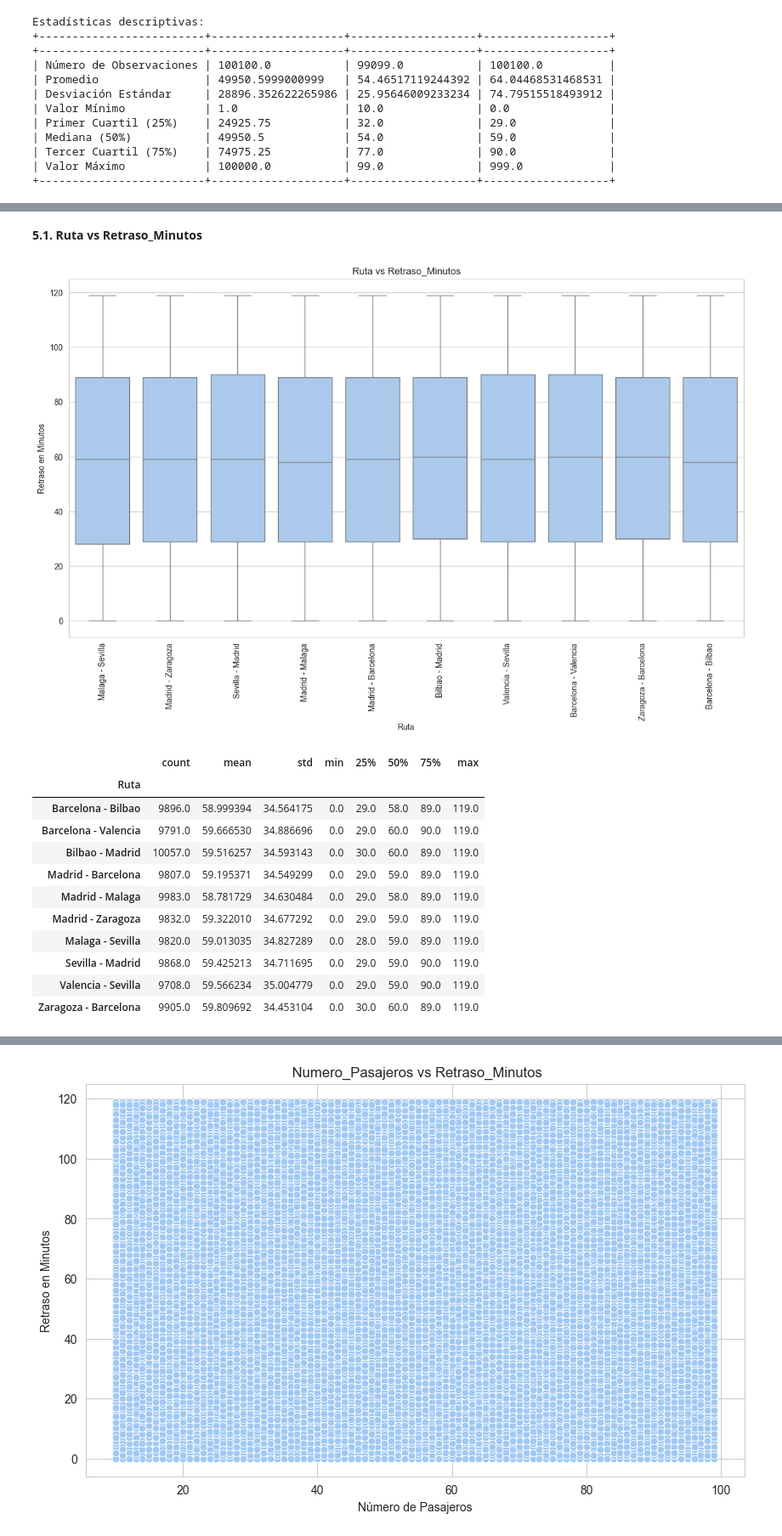
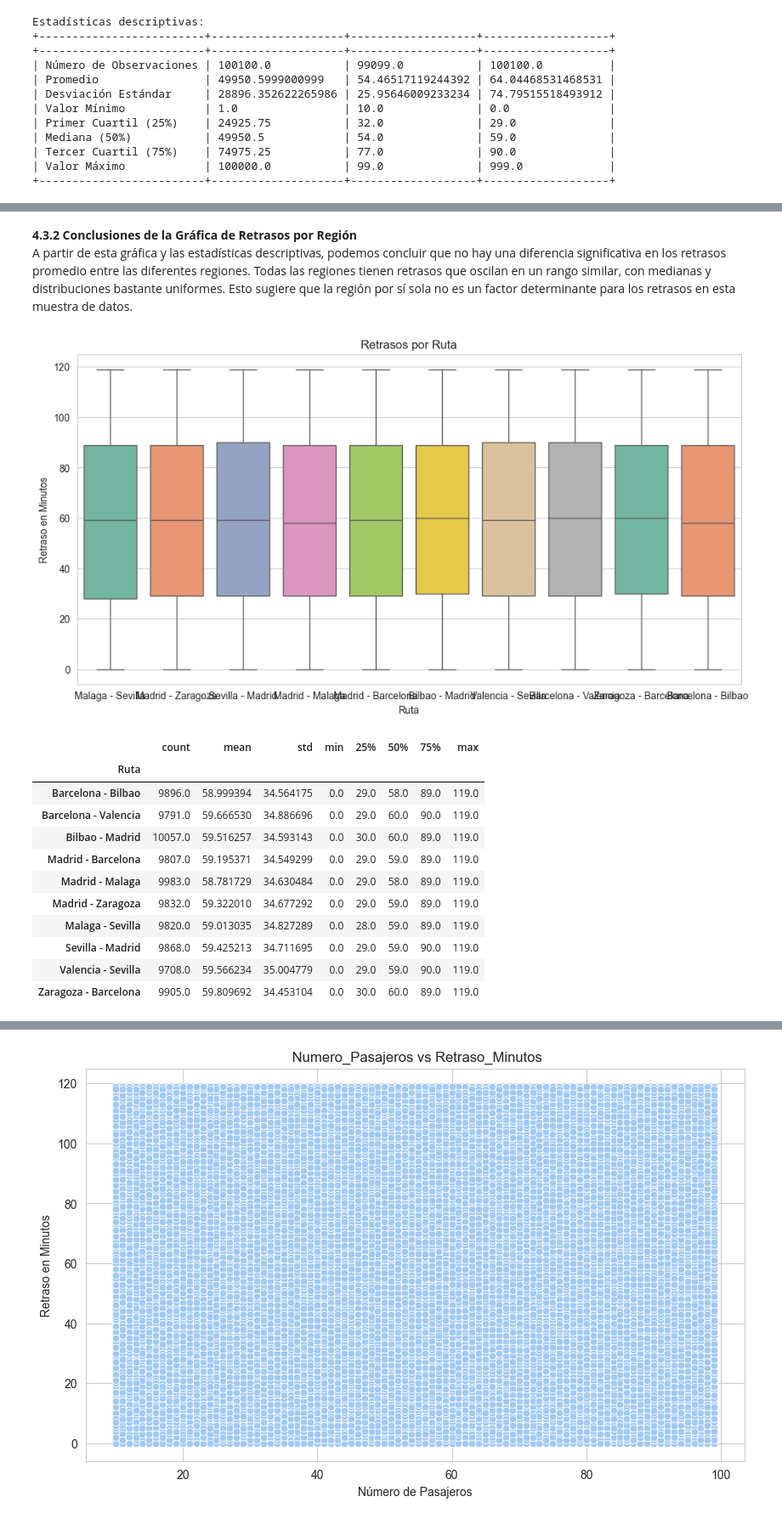
Before and after one commit to aramosseijo/An-lisis-de-Datos-de-Transporte-P-blico-en-Espanha, a Jupyter notebook: NoteBook/EDA.ipynb, the cells around one changed output, grey strips where cells are left out. Shown at 85% size. Drawn from its saved outputs; the diff is of its cells as text; code cells hidden in the pictures.

```diff
--- a/NoteBook/EDA.ipynb
+++ b/NoteBook/EDA.ipynb
@@ -496,0 +432,14 @@ plt.show()
+# %%
+# Distribución de viajes por hora
+data['Hora'] = data['Fecha'].dt.hour
+plt.figure(figsize=(12, 6))
+sns.countplot(x='Hora', data=data, hue='Hora', dodge=False, palette='viridis', legend=False)
+plt.title('Distribución de Viajes por Hora')
+plt.xlabel('Hora del Día')
+plt.ylabel('Cantidad de Viajes')
+plt.tight_layout()
+plt.show
+# Mostrar estadísticas descriptivas después del gráfico
+print("\n")
+print('Estadísticas descriptivas de Viajes por hora')
+print(data['Fecha'].dt.hour.describe())
@@ -596,20 +582,20 @@ Para realizar un análisis univariado de cada variable predictora con la variabl
-# %% [markdown]
-**5.1. Ruta vs Retraso_Minutos**
+# %% [markdown]
+**4.3.2 Conclusiones de la Gráfica de Retrasos por Región**
+A partir de esta gráfica y las estadísticas descriptivas, podemos concluir que no hay una diferencia significativa en los retrasos promedio entre las diferentes regiones. Todas las regiones tienen retrasos que oscilan en un rango similar, con medianas y distribuciones bastante uniformes. Esto sugiere que la región por sí sola no es un factor determinante para los retrasos en esta muestra de datos.
 # %%
-# Gráfico de caja de retrasos por ruta
-plt.figure(figsize=(15, 8))
-sns.boxplot(x='Ruta', y='Retraso_Minutos', data=data)
-plt.title('Ruta vs Retraso_Minutos')
+# Retrasos por Ruta
+plt.figure(figsize=(12, 6))
+sns.boxplot(x='Ruta', y='Retraso_Minutos', data=data, hue='Ruta', palette="Set2", dodge=False)
+plt.title('Retrasos por Ruta')
 plt.xlabel('Ruta')
 plt.ylabel('Retraso en Minutos')
-plt.xticks(rotation=90)
+plt.legend([],[], frameon=False)  # Ocultar la leyenda
 plt.show()
-
-# Estadísticas descriptivas por ruta
-ruta_stats = data.groupby('Ruta')['Retraso_Minutos'].describe()
-ruta_stats
+# Estadísiticas descriptivas
+transporte_stats = data.groupby('Ruta')['Retraso_Minutos'].describe()
+transporte_stats
 # %% [output]
-[figure, old version]
+[figure, new version]
 |  | count | mean | std | min | 25% | 50% | 75% | max |
 | Ruta |  |  |  |  |  |  |  |  |
 | Barcelona - Bilbao | 9896.0 | 58.999394 | 34.564175 | 0.0 | 29.0 | 58.0 | 89.0 | 119.0 |
```
Also changed, not shown: parts of 97 cells of this notebook, 6 other files.
